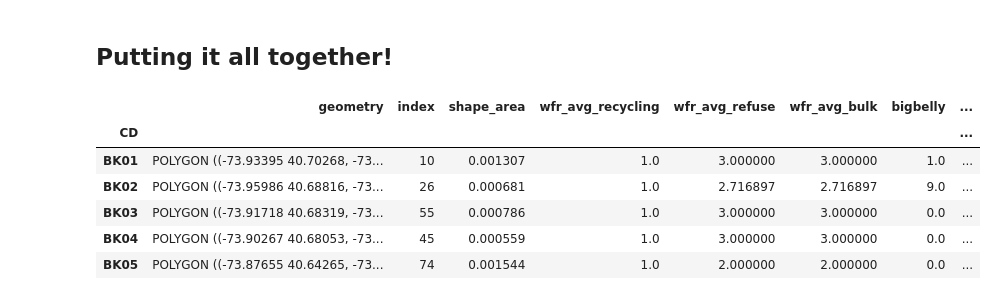
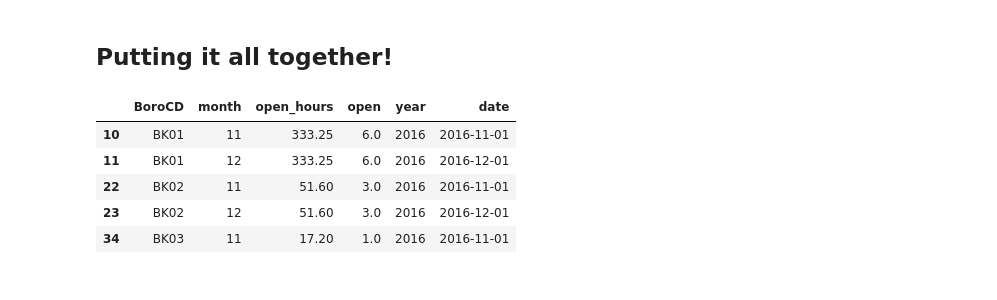
Before and after one commit to glpincus/NYCclean_ML4C, a Jupyter notebook: SWMpreprocessing.ipynb, the cells around one changed output. Drawn from its saved outputs; the diff is of its cells as text; code cells hidden in the pictures.

Commit message:
swm infra code for new date range

```diff
--- a/SWMpreprocessing.ipynb
+++ b/SWMpreprocessing.ipynb
@@ -333,12 +342,13 @@ foodscrap.shape
 (696, 4)
 # %%
 #repeat the dataset for 5 years
-foodscrap = pd.concat([foodscrap]*5)
-foodscrap['year'] = 2017
-foodscrap.iloc[696:1392,-1] = 2018
-foodscrap.iloc[1392:2088,-1] = 2019
-foodscrap.iloc[2088:2784,-1] = 2020
-foodscrap.iloc[2784:,-1] = 2021
+foodscrap = pd.concat([foodscrap]*6)
+foodscrap['year'] = 2016
+foodscrap.iloc[696:1392,-1] = 2017
+foodscrap.iloc[1392:2088,-1] = 2018
+foodscrap.iloc[2088:2784,-1] = 2019
+foodscrap.iloc[2784:3480,-1] = 2020
+foodscrap.iloc[3480:,-1] = 2021
 
 foodscrap.year.value_counts()
 # %% [output]
@@ -348,3 +359,9 @@ foodscrap.year.value_counts()
 2020    696
 2021    696
 Name: year, dtype: int64
+# %%
+#combine month and date into datetime
+foodscrap['day'] = 1
+foodscrap['date'] = pd.to_datetime(foodscrap[['year','month','day']]).dt.date
+foodscrap.drop('day',axis=1,inplace=True)
+foodscrap.head()
@@ -350,0 +375,4 @@ Name: year, dtype: int64
+# %%
+foodscrap = foodscrap[foodscrap['date']>=dt.date(2016,11,1)]
+foodscrap = foodscrap[foodscrap['date']<=dt.date(2021,10,31)]
+foodscrap.year.value_counts()
@@ -692,15 +746,14 @@ cd
 foodscrap
 tonnage
 # %%
-cd.head()
+foodscrap.head()
 # %% [output]
-|  | geometry | index | shape_area | wfr_avg_recycling | wfr_avg_refuse | wfr_avg_bulk | bigbelly | ... |
-| CD |  |  |  |  |  |  |  | ... |
-| BK01 | POLYGON ((-73.93395 40.70268, -73... | 10 | 0.001307 | 1.0 | 3.000000 | 3.000000 | 1.0 | ... |
-| BK02 | POLYGON ((-73.95986 40.68816, -73... | 26 | 0.000681 | 1.0 | 2.716897 | 2.716897 | 9.0 | ... |
-| BK03 | POLYGON ((-73.91718 40.68319, -73... | 55 | 0.000786 | 1.0 | 3.000000 | 3.000000 | 0.0 | ... |
-| BK04 | POLYGON ((-73.90267 40.68053, -73... | 45 | 0.000559 | 1.0 | 3.000000 | 3.000000 | 0.0 | ... |
-| BK05 | POLYGON ((-73.87655 40.64265, -73... | 74 | 0.001544 | 1.0 | 2.000000 | 2.000000 | 0.0 | ... |
+|  | BoroCD | month | open_hours | open | year | date |
+| 10 | BK01 | 11 | 333.25 | 6.0 | 2016 | 2016-11-01 |
+| 11 | BK01 | 12 | 333.25 | 6.0 | 2016 | 2016-12-01 |
+| 22 | BK02 | 11 | 51.60 | 3.0 | 2016 | 2016-11-01 |
+| 23 | BK02 | 12 | 51.60 | 3.0 | 2016 | 2016-12-01 |
+| 34 | BK03 | 11 | 17.20 | 1.0 | 2016 | 2016-11-01 |
 # %%
 swm = pd.merge(tonnage, foodscrap,how='left',left_on=['COMMUNITYDISTRICT','MONTH','year'], right_on=['BoroCD','month','year'])
 swm.head()
```
Also changed, not shown: parts of 20 cells of this notebook.
